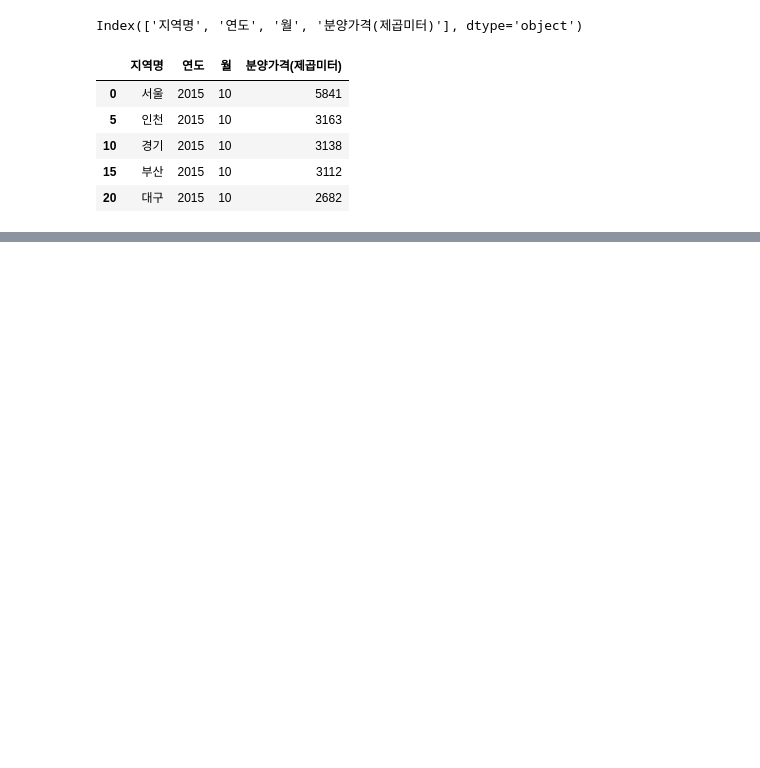
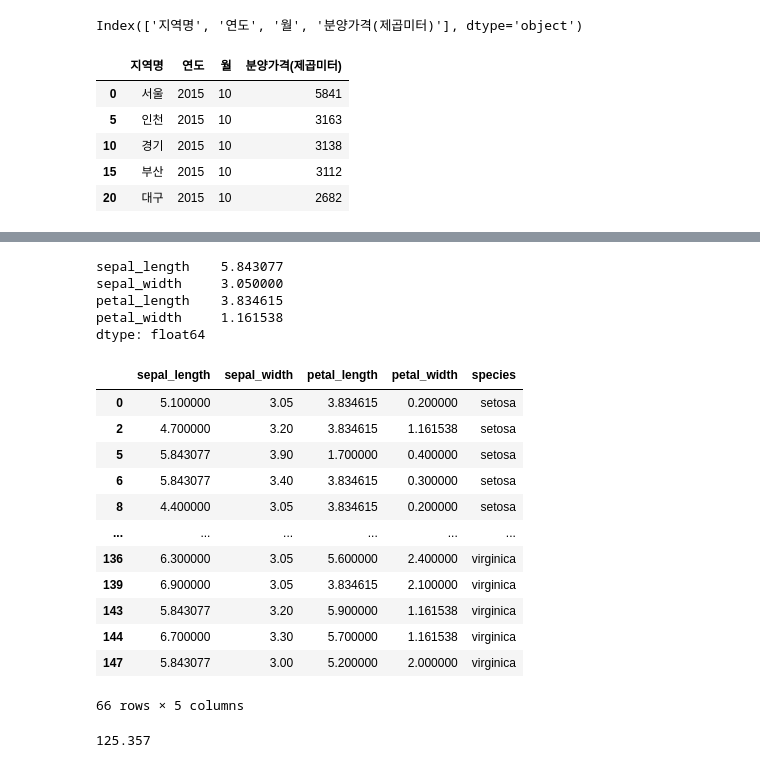
Before and after one commit to hurjoung/ai, a Jupyter notebook: source/01_python/ch11, 데이터프레임과 시리즈(Pandas)_9~13절.ipynb, the cells around one changed output, grey strips where cells are left out. Saved outputs shown, nothing was run; the diff lists cells and outputs as text; code cells hidden in the pictures; blank space fills up the shorter version.

```diff
--- a/source/01_python/ch11, 데이터프레임과 시리즈(Pandas)_9~13절.ipynb
+++ b/source/01_python/ch11, 데이터프레임과 시리즈(Pandas)_9~13절.ipynb
@@ -840,0 +1133,5 @@ pd.concat( [new_first, new_last] )
+# %%
+na_index = iris[iris.sepal_length.isna()|
+    iris.sepal_width.isna()|
+    iris.petal_length.isna()|
+    iris.petal_width.isna()].index
@@ -840,0 +1148,31 @@ pd.concat( [new_first, new_last] )
+# %%
+iris.iloc[:, :-1].mean(axis=0) # 열 평균
+# %% [output]
+sepal_length    5.843077
+sepal_width     3.050000
+petal_length    3.834615
+petal_width     1.161538
+dtype: float64
+# %%
+# 3단계 : 결측치를 열별 평균으로 대체
+iris.fillna(value=iris.iloc[:, :-1].mean(axis=0), inplace=True)
+iris.loc[na_index] # 결측치 자료와 비교
+# %% [output]
+|  | sepal_length | sepal_width | petal_length | petal_width | species |
+| 0 | 5.100000 | 3.05 | 3.834615 | 0.200000 | setosa |
+| 2 | 4.700000 | 3.20 | 3.834615 | 1.161538 | setosa |
+| 5 | 5.843077 | 3.90 | 1.700000 | 0.400000 | setosa |
+| 6 | 5.843077 | 3.40 | 3.834615 | 0.300000 | setosa |
+| 8 | 4.400000 | 3.05 | 3.834615 | 0.200000 | setosa |
+| ... | ... | ... | ... | ... | ... |
+| 136 | 6.300000 | 3.05 | 5.600000 | 2.400000 | virginica |
+| 139 | 6.900000 | 3.05 | 3.834615 | 2.100000 | virginica |
+| 143 | 5.843077 | 3.20 | 5.900000 | 1.161538 | virginica |
+| 144 | 6.700000 | 3.30 | 5.700000 | 1.161538 | virginica |
+| 147 | 5.843077 | 3.00 | 5.200000 | 2.000000 | virginica |
+66 rows × 5 columns
+# %%
+# applymap을 이용 데이터를 소수점 3자리 반올림
+np.round(125.35657,3)
+# %% [output]
+125.357
```
Also changed, not shown: parts of 99 cells of this notebook, 2 other files.
